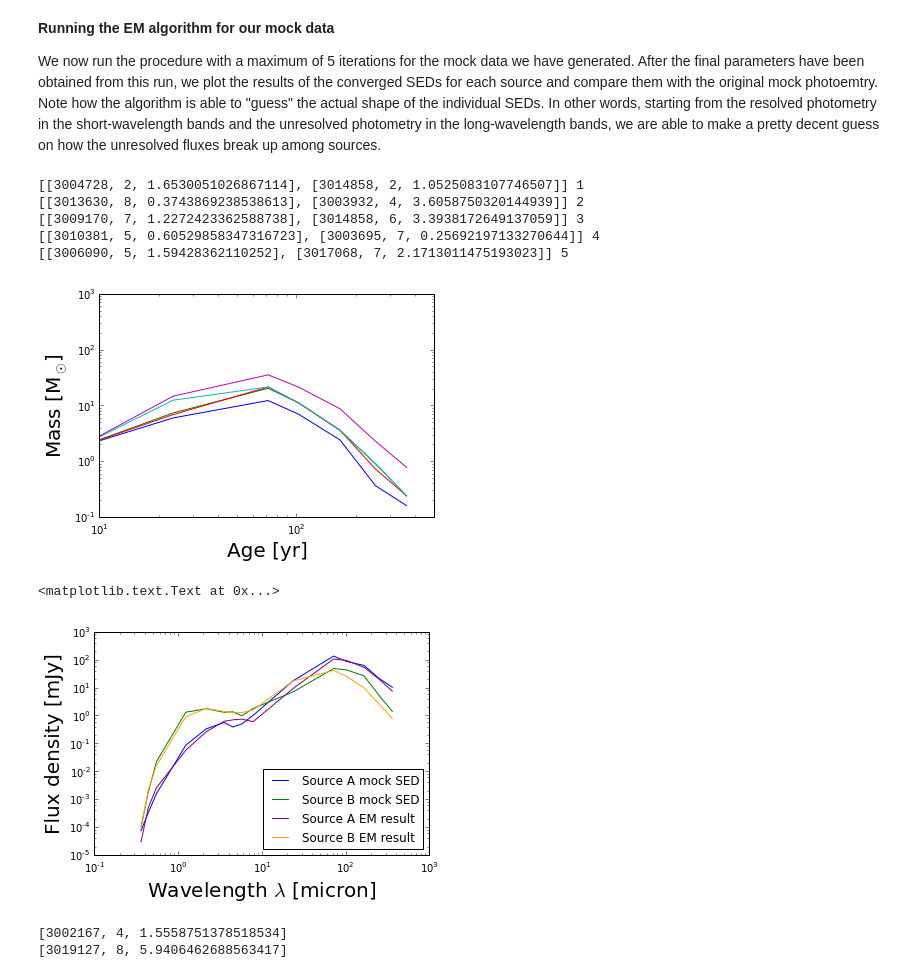
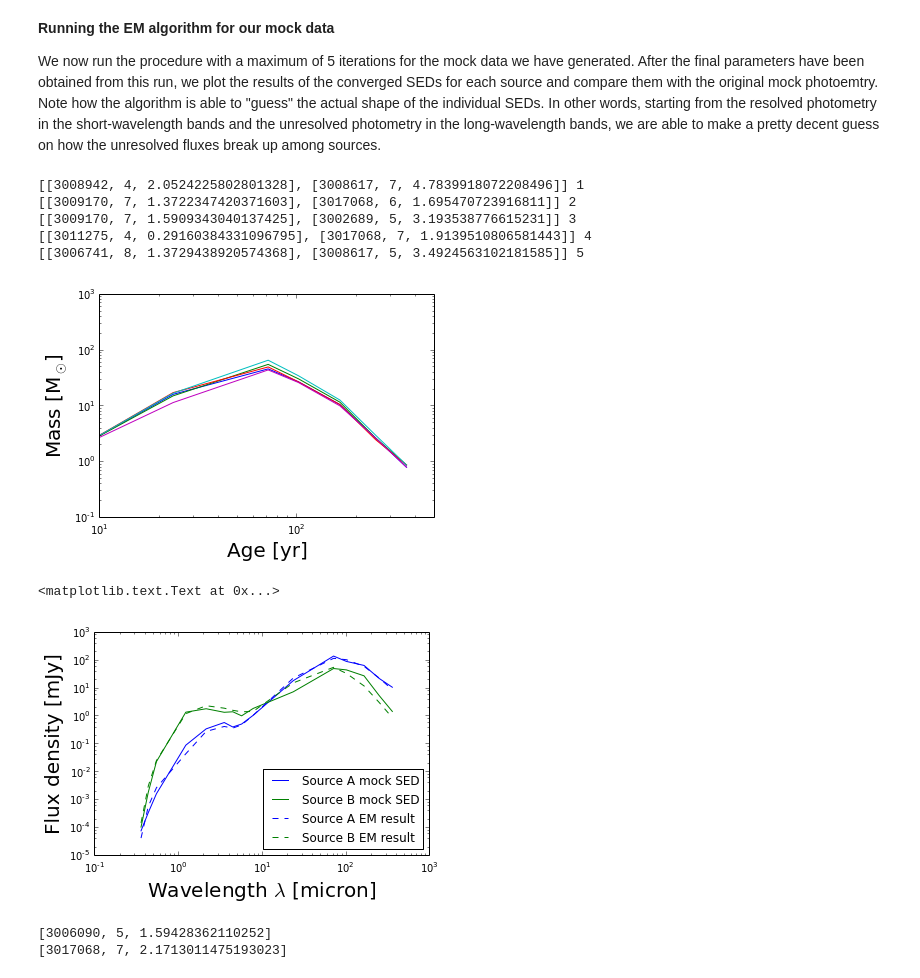
Before and after one commit to juramaga/clustering, a Jupyter notebook: EM_YSO_multiplicity_v1_working.ipynb, the cells around one changed output. Cells and saved outputs as stored; diff of their text form; code cells hidden in the pictures.

```diff
--- a/EM_YSO_multiplicity_v1_working.ipynb
+++ b/EM_YSO_multiplicity_v1_working.ipynb
@@ -531,7 +531,7 @@ def joint_likelihood (filter_names, filter_wavelengths, index,new_params_A, new_
 
         # Plot the joint likelihood
 
-        #plt.plot(10.0**cont_A,prob_final_norm,label=filter_names[i])
+        plt.plot(10.0**cont_A,prob_final_norm,label=filter_names[i])
 
         #print mean(10.0**cont_A[where(prob_final_norm == max(prob_final_norm))]),obs_fluxes_total[i]-mean(10.0**cont_A[where(prob_final_norm == max(prob_final_norm))])
 
@@ -540,13 +540,13 @@ def joint_likelihood (filter_names, filter_wavelengths, index,new_params_A, new_
         new_fluxes_A.append(mean(10.0**cont_A[where(prob_final_norm == max(prob_final_norm))]))
         new_fluxes_B.append(obs_fluxes_total[i]-mean(10.0**cont_A[where(prob_final_norm == max(prob_final_norm))]))
 
-        #plt.legend(loc=1)
+        plt.legend(loc=1)
 
-        #plt.xlabel('Flux source A [mJy]',size=20)
-        #plt.ylabel('Probability density',size=20)
-        #plt.xscale('log')
-        ##plt.yscale('log')
-        #plt.xlim(0.1,200)
+        plt.xlabel('Flux source A [mJy]',size=20)
+        plt.ylabel('Probability density',size=20)
+        plt.xscale('log')
+        #plt.yscale('log')
+        plt.xlim(0.1,200)
 
 
     return [new_fluxes_A,new_fluxes_B]
@@ -825,7 +826,7 @@ def em_single(new_params_A, new_params_B, disto):
         # Setup of the initial values and algorithm parameters
         #init = [initial[i][0], initial[i][1], initial[i][2], disto, disto]          # Starting point
         init = [3018785,8,2.0,5.1,5.1]
-        N = 2000                       # Number of samples
+        N = 3000                       # Number of samples
 
         # Run the MCMC
         xout,likeli_out,chi2out,new_par = mh(N,init,filter_names,obs_fluxes,obs_errors)
@@ -871,8 +872,8 @@ params_B = [id_guess_B, 5, 2,0]
 #params_B = [3000258, 6, 1.619917276540678]
 
 # Alternatively, just enter your prefered initial values (from SED fitting, for example)
-params_A = [3002167,4,1.5558751378518534]
-params_B = [3019127,8,4.0667468722968687]
+params_A = [3006090,5,1.59428362110252]
+params_B = [3017068,7,2.1713011475193023]
 
 #print params_A
 #print params_B
@@ -891,12 +892,12 @@ We now run the procedure with a maximum of 5 iterations for the mock data we hav
 # %%
 final_params =  em(params_A, params_B)
 # %% [output]
-[[3004728, 2, 1.6530051026867114], [3014858, 2, 1.0525083107746507]] 1
-[[3013630, 8, 0.3743869238538613], [3003932, 4, 3.6058750320144939]] 2
-[[3009170, 7, 1.2272423362588738], [3014858, 6, 3.3938172649137059]] 3
-[[3010381, 5, 0.60529858347316723], [3003695, 7, 0.25692197133270644]] 4
-[[3006090, 5, 1.59428362110252], [3017068, 7, 2.1713011475193023]] 5
+[[3008942, 4, 2.0524225802801328], [3008617, 7, 4.7839918072208496]] 1
+[[3009170, 7, 1.3722347420371603], [3017068, 6, 1.695470723916811]] 2
+[[3009170, 7, 1.5909343040137425], [3002689, 5, 3.193538776615231]] 3
+[[3011275, 4, 0.29160384331096795], [3017068, 7, 1.9139510806581443]] 4
+[[3006741, 8, 1.3729438920574368], [3008617, 5, 3.4924563102181585]] 5
-[figure, old version]
+[figure, new version]
 # %%
 # Plot derived SEDs and original mock photometry
 
@@ -969,39 +970,39 @@ obs_fluxes_B_ini *= ext_law(filter_wavelengths,2.0)/(disto**2)   # Apply extinct
 
 
 
 plt.plot(filter_wavelengths,obs_fluxes_A,color='blue',label='Source A mock SED')
 #plt.errorbar(filter_wavelengths,obs_fluxes_A, yerr=0.1*obs_fluxes_A)
 plt.plot(filter_wavelengths,obs_fluxes_B,color='green',label='Source B mock SED')
 #plt.errorbar(filter_wavelengths,obs_fluxes_B, yerr=0.1*obs_fluxes_B)
 #plt.scatter(filter_wavelengths,obs_fluxes_total,color='red')
 #plt.errorbar(filter_wavelengths,obs_fluxes_total, yerr=0.1*obs_fluxes_total,linewidth=2)
-plt.plot(filter_wavelengths,obs_fluxes_C,color='purple',label='Source A EM result')
-plt.plot(filter_wavelengths,obs_fluxes_D,color='orange',label='Source B EM result')
+plt.plot(filter_wavelengths,obs_fluxes_C,color='blue',label='Source A EM result',linestyle='--')
+plt.plot(filter_wavelengths,obs_fluxes_D,color='green',label='Source B EM result',linestyle='--')
 
 #plt.plot(filter_wavelengths,obs_fluxes_A_ini,color='purple',label='Source A initial',linestyle='--')
 #plt.plot(filter_wavelengths,obs_fluxes_B_ini,color='orange',label='Source B initial',linestyle='--')
 #plt.errorbar(filter_wavelengths,obs_fluxes_total_after, yerr=0.1*obs_fluxes_total,linewidth=2)
 #plt.plot(filter_wavelengths,obs_fluxes_A/(1.1**2.0))
 #plt.plot(filter_wavelengths,obs_fluxes_A/(0.9**2.0))
 
 plt.legend(loc=4)
 
 plt.xscale('log')
 plt.yscale('log')
 
 plt.xlabel('Wavelength $\lambda$ [micron]',size=20)
 plt.ylabel('Flux density [mJy]',size=20)
 
 #plt.xlim(1,10.)
 #plt.ylim(2E-2,0.4)
 
 #plt.savefig('converge_end_full.ps')
 # %% [output]
 <matplotlib.text.Text at 0x...>
-[figure, old version]
+[figure, new version]
 # %%
 print final_params[0][0]
 print final_params[0][1]
 # %% [output]
-[3002167, 4, 1.5558751378518534]
-[3019127, 8, 5.9406462688563417]
+[3006090, 5, 1.59428362110252]
+[3017068, 7, 2.1713011475193023]
```
Also changed, not shown: parts of 1 cell of this notebook, 2 other files.
